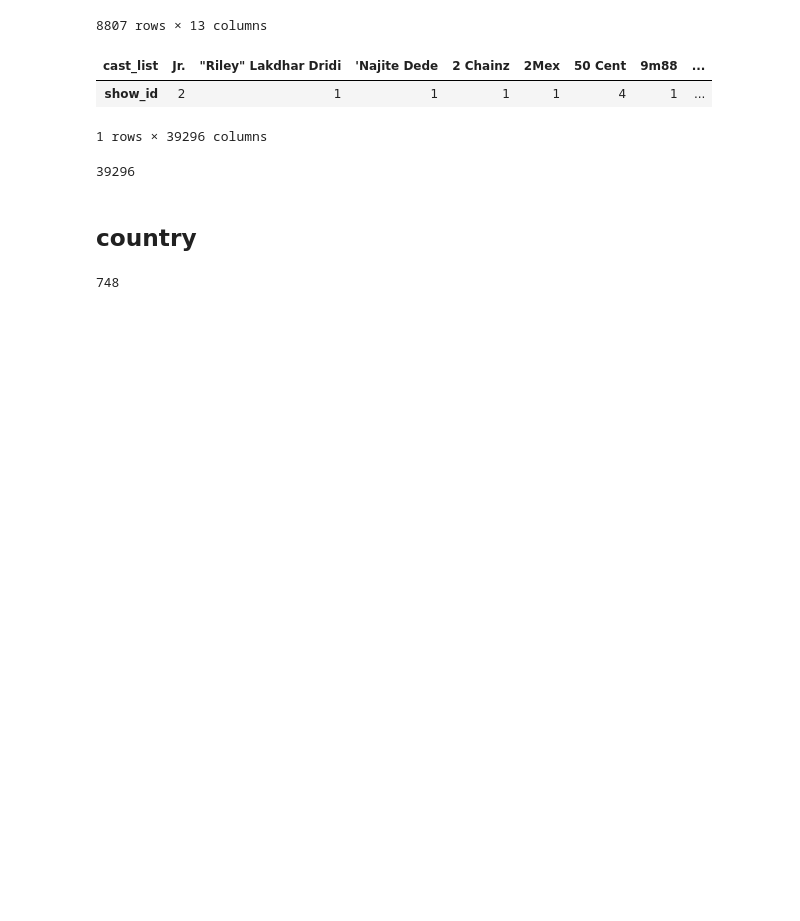
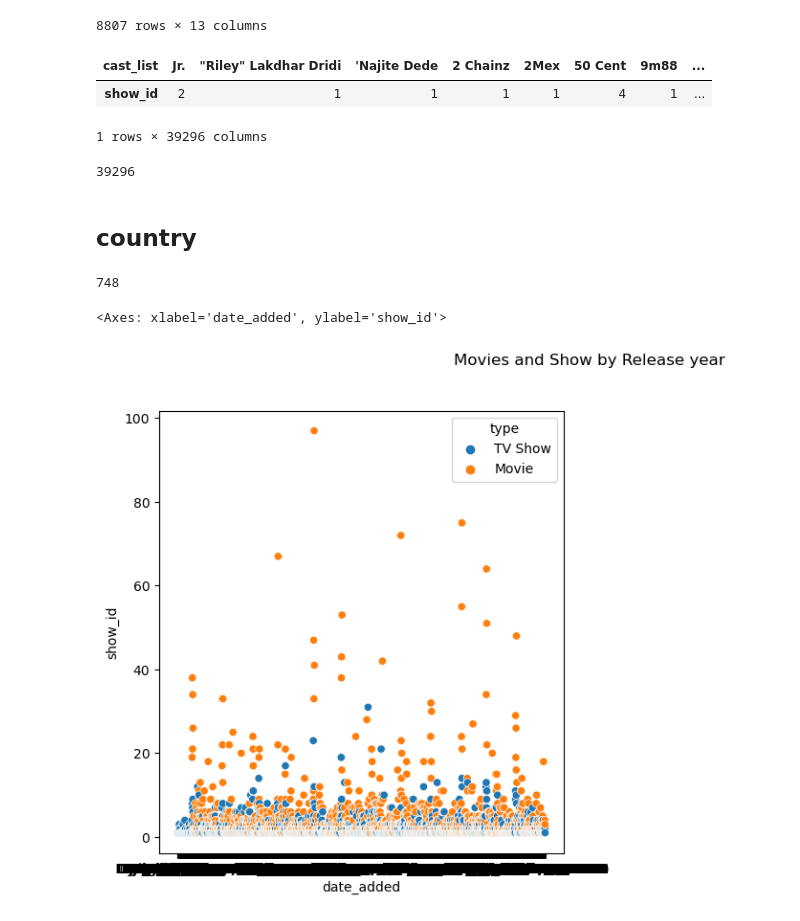
Before and after one commit to muthuganeshece/Business-Case-Study, a Jupyter notebook: Netflix/Code/EDA.ipynb, the cells around one changed output. Saved outputs shown, nothing was run; the diff lists cells and outputs as text; code cells hidden in the pictures; blank space fills up the shorter version.

```diff
--- a/Netflix/Code/EDA.ipynb
+++ b/Netflix/Code/EDA.ipynb
@@ -172,3 +172,16 @@ data_exp_cast['cast_list'].nunique()
 data['country'].nunique()
 # %% [output]
 748
+# %%
+# Movies and Shows by year
+plt.figure(figsize=(12,6)).suptitle('Movies and Show by Release year')
+data_grp = data.groupby(['date_added', 'type'])['show_id'].count().reset_index()
+plt.subplot(1,2,1)
+sns.scatterplot(data = data_grp, x = 'date_added', y='show_id', hue = 'type')
+#plt.subplot(1,2,2)
+#sns.barplot(data = data_grp[data_grp['date_added'] > 2015], x = 'date_added', y='show_id', hue = 'type')
+# Plot1: No of movies/shows presetnt in the netflix are predominantly released after 2010
+# Plot2: The strength of TV shows compared to movies are increasing towards the end and in other words movies see a decling trend
+# %% [output]
+<Axes: xlabel='date_added', ylabel='show_id'>
+[figure, added]
```
Also changed, not shown: parts of 3 cells of this notebook.
